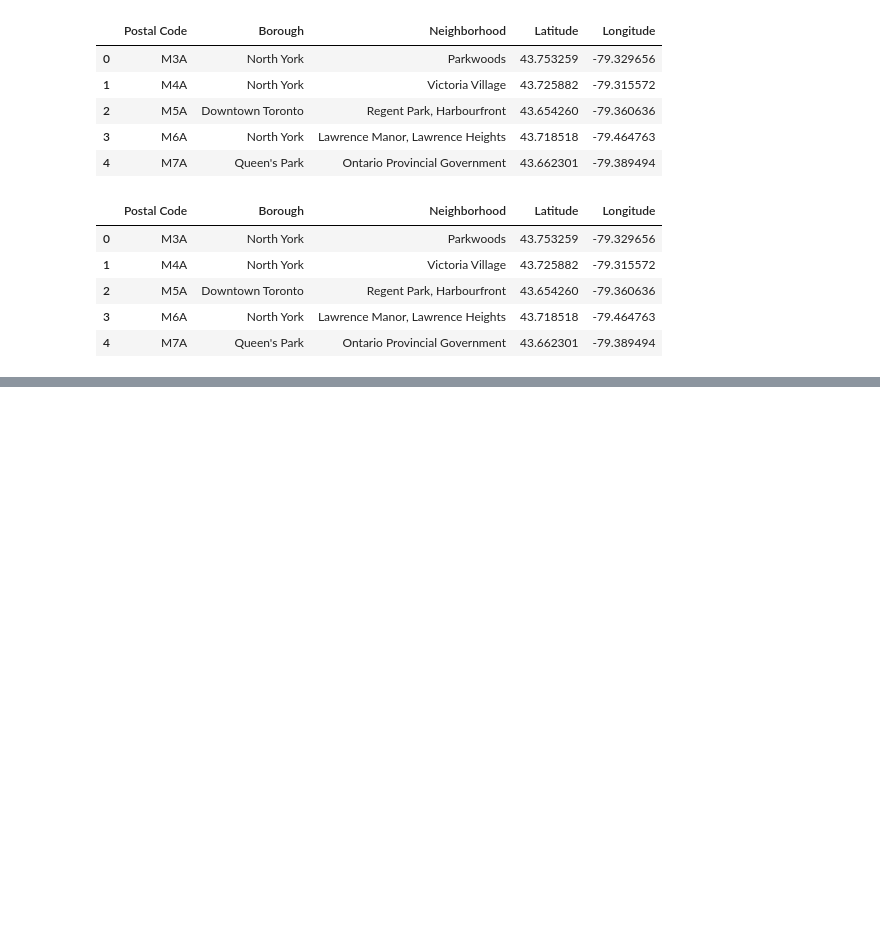
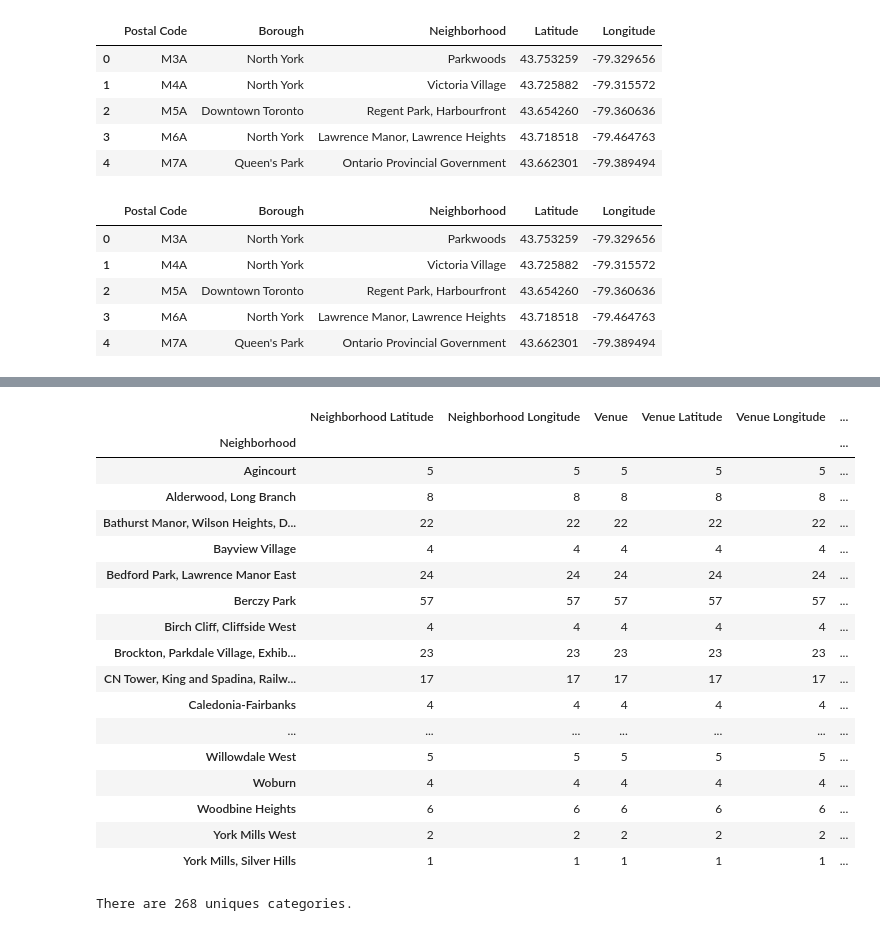
Before and after one commit to EslamShash/Coursera_Capstone, a Jupyter notebook: Coursera_Capstone.ipynb, the cells around one changed output, grey strips where cells are left out. Cells and saved outputs as stored; diff of their text form; code cells hidden in the pictures; blank space fills up the shorter version.

```diff
--- a/Coursera_Capstone.ipynb
+++ b/Coursera_Capstone.ipynb
@@ -10,0 +3,26 @@ from bs4 import BeautifulSoup
+# %%
+# Load all the needed Libraries
+import requests
+import pandas as pd
+import matplotlib.pyplot as plt
+import numpy as np
+# !pip install bs4
+from bs4 import BeautifulSoup
+
+pd.set_option('display.max_columns', None)
+pd.set_option('display.max_rows', None)
+
+import json # library to handle JSON files
+
+import requests # library to handle requests
+from pandas.io.json import json_normalize # tranform JSON file into a pandas dataframe
+
+# Matplotlib and associated plotting modules
+import matplotlib.cm as cm
+import matplotlib.colors as colors
+
+# import k-means from clustering stage
+from sklearn.cluster import KMeans
+
+# !pip install folium
+import folium # map rendering library
@@ -79,0 +104,9 @@ merged_df.head()
+# %%
+#Next, we are going to start utlizing the Foursquare API to explore the neighborhoods and segment them.
+#Define Foursquare Credentials and Version
+
+CLIENT_ID = 'HY0O3WA2ZT1WEKDLBWYWQ4YKOLLASMZDKM1HX5ZU12P2VTYD' # your Foursquare ID
+CLIENT_SECRET = 'WYAQKWUNFNULKTVV1P0WVAZG3Q50V5NHRTMBQELTMI315AI5' # your Foursquare Secret
+ACCESS_TOKEN = '1PEFSCZN3ALJQTG4X4VDUQGMOVIE3W3OOGXJ0NNPZIMQANTB' # your FourSquare Access Token
+VERSION = '20180605'
+LIMIT = 100
@@ -79,0 +153,5 @@ merged_df.head()
+# %%
+toronto_venues = getNearbyVenues(names=merged_df['Neighborhood'],
+                                   latitudes=merged_df['Latitude'],
+                                   longitudes=merged_df['Longitude']
+                                  )
@@ -79,0 +167,28 @@ merged_df.head()
+# %%
+#Let's check how many venues were returned for each neighborhood
+
+toronto_venues.groupby('Neighborhood').count()
+# %% [output]
+|  | Neighborhood Latitude | Neighborhood Longitude | Venue | Venue Latitude | Venue Longitude | ... |
+| Neighborhood |  |  |  |  |  | ... |
+| Agincourt | 5 | 5 | 5 | 5 | 5 | ... |
+| Alderwood, Long Branch | 8 | 8 | 8 | 8 | 8 | ... |
+| Bathurst Manor, Wilson Heights, D... | 22 | 22 | 22 | 22 | 22 | ... |
+| Bayview Village | 4 | 4 | 4 | 4 | 4 | ... |
+| Bedford Park, Lawrence Manor East | 24 | 24 | 24 | 24 | 24 | ... |
+| Berczy Park | 57 | 57 | 57 | 57 | 57 | ... |
+| Birch Cliff, Cliffside West | 4 | 4 | 4 | 4 | 4 | ... |
+| Brockton, Parkdale Village, Exhib... | 23 | 23 | 23 | 23 | 23 | ... |
+| CN Tower, King and Spadina, Railw... | 17 | 17 | 17 | 17 | 17 | ... |
+| Caledonia-Fairbanks | 4 | 4 | 4 | 4 | 4 | ... |
+| ... | ... | ... | ... | ... | ... | ... |
+| Willowdale West | 5 | 5 | 5 | 5 | 5 | ... |
+| Woburn | 4 | 4 | 4 | 4 | 4 | ... |
+| Woodbine Heights | 6 | 6 | 6 | 6 | 6 | ... |
+| York Mills West | 2 | 2 | 2 | 2 | 2 | ... |
+| York Mills, Silver Hills | 1 | 1 | 1 | 1 | 1 | ... |
+# %%
+#Let's find out how many unique categories can be curated from all the returned venues
+print('There are {} uniques categories.'.format(len(toronto_venues['Venue Category'].unique())))
+# %% [output]
+There are 268 uniques categories.
```
Also changed, not shown: parts of 32 cells of this notebook.
